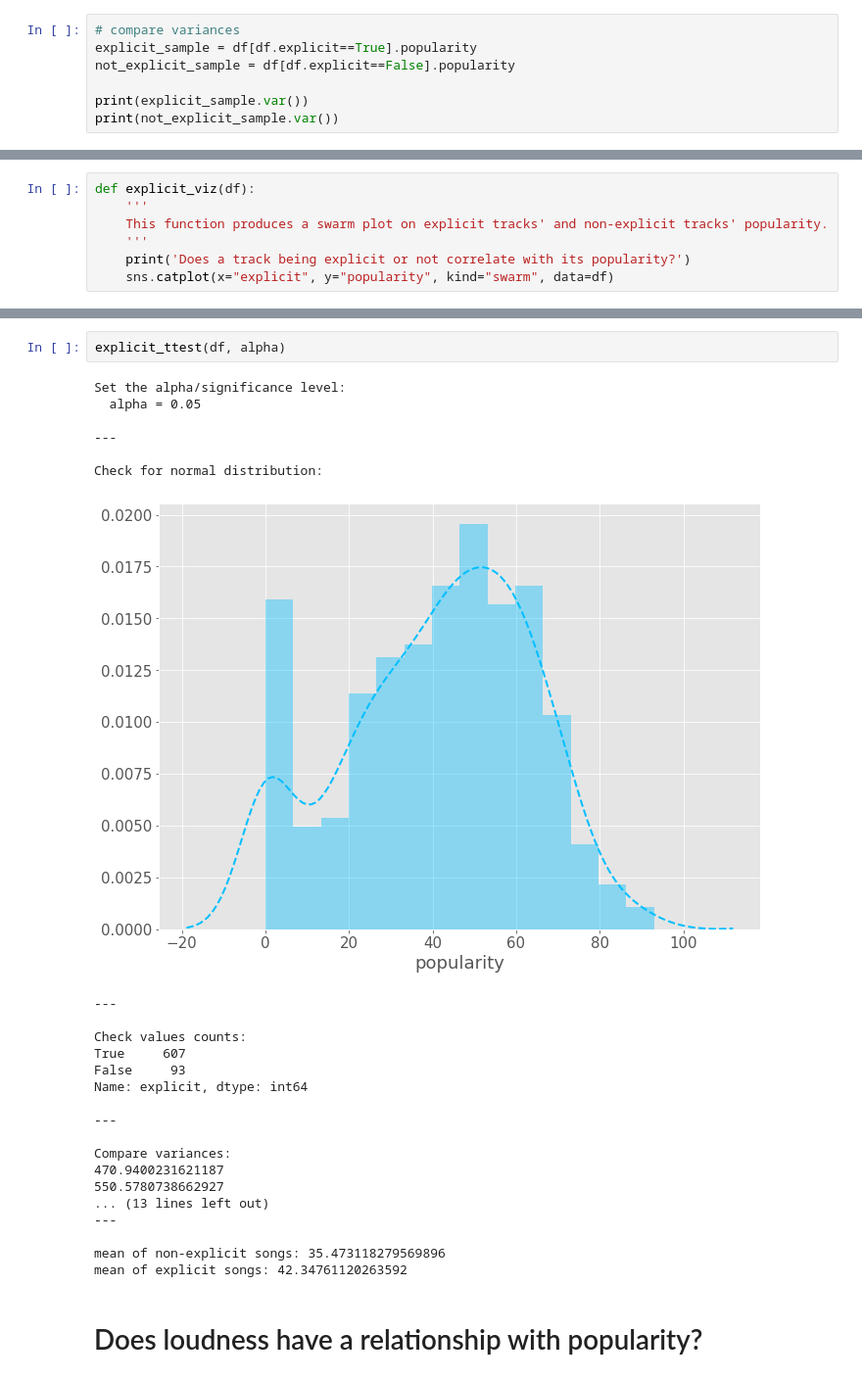
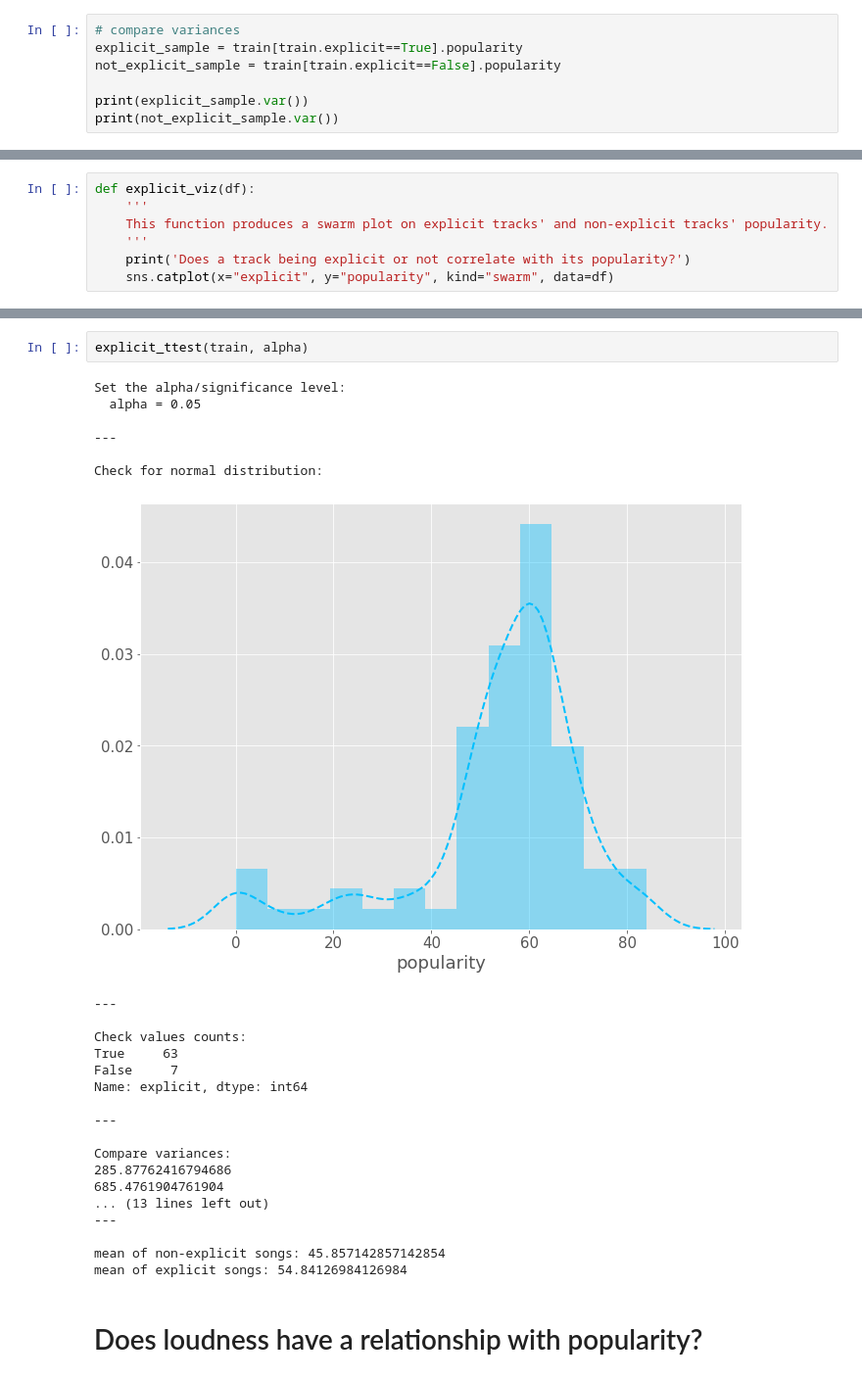
Before and after one commit to SpotiScryers/SpotiScry, a Jupyter notebook: kwame_explore.ipynb, the cells around one changed output, grey strips where cells are left out. Shown at 98% size. Saved outputs shown, nothing was run; the diff lists cells and outputs as text.

```diff
--- a/kwame_explore.ipynb
+++ b/kwame_explore.ipynb
@@ -96,8 +96,8 @@ False     93
 Name: explicit, dtype: int64
 # %%
 # compare variances
-explicit_sample = df[df.explicit==True].popularity
-not_explicit_sample = df[df.explicit==False].popularity
+explicit_sample = train[train.explicit==True].popularity
+not_explicit_sample = train[train.explicit==False].popularity
 
 print(explicit_sample.var())
 print(not_explicit_sample.var())
@@ -195,31 +195,31 @@ def explicit_ttest(df, alpha):
 
     print('mean of non-explicit songs:', not_explicit_sample.mean(), '\nmean of explicit songs:', explicit_sample.mean())
 # %%
-explicit_ttest(df, alpha)
+explicit_ttest(train, alpha)
 # %% [output]
 Set the alpha/significance level:
   alpha = 0.05
 
 ---
 
 Check for normal distribution:
-[figure, old version]
+[figure, new version]
 ---
 
 Check values counts:
-True     607
-False     93
+True     63
+False     7
 Name: explicit, dtype: int64
 
 ---
 
 Compare variances:
-470.9400231621187
-550.5780738662927
+285.87762416794686
+685.4761904761904
 ... (13 lines left out)
 ---
 
-mean of non-explicit songs: 35.473118279569896
-mean of explicit songs: 42.34761120263592
+mean of non-explicit songs: 45.857142857142854
+mean of explicit songs: 54.84126984126984
 # %% [markdown]
 # Does loudness have a relationship with popularity?
```
Also changed, not shown: parts of 5 cells of this notebook.
